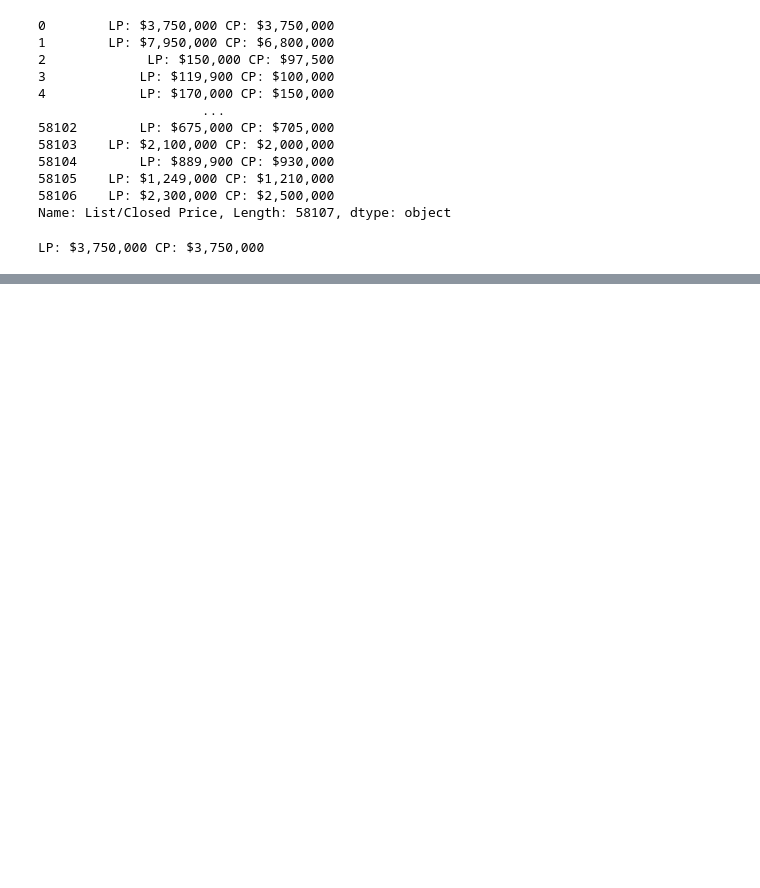
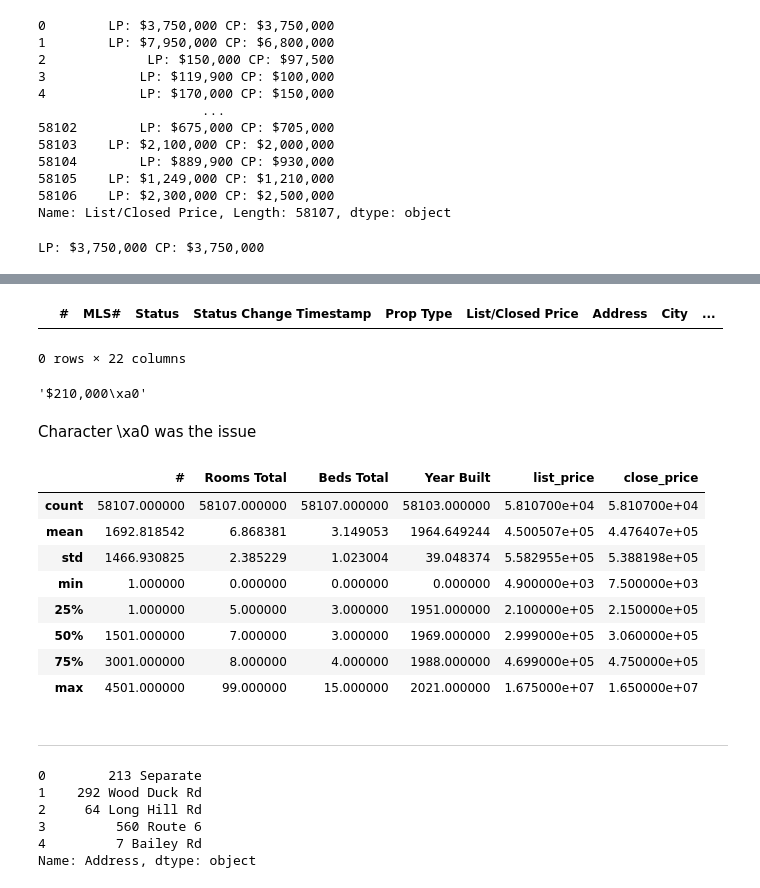
Before and after one commit to stevepereira91/Springboard-Coursework, a Jupyter notebook: Data Wrangling notebook.ipynb, the cells around one changed output, grey strips where cells are left out. Saved outputs shown, nothing was run; the diff lists cells and outputs as text; code cells hidden in the pictures; blank space fills up the shorter version.

```diff
--- a/Data Wrangling notebook.ipynb
+++ b/Data Wrangling notebook.ipynb
@@ -307,0 +276,4 @@ data_merged.head()
+# %%
+data_merged['list_price']=  data_merged['List/Closed Price'].apply(lambda x: x[1])    #####creates new columns
+# %%
+data_merged['close_price']=  data_merged['List/Closed Price'].apply(lambda x: x[3] )
@@ -307,0 +289,40 @@ data_merged.head()
+# %%
+data_merged[issues].head()
+# %% [output]
+|  | # | MLS# | Status | Status Change Timestamp | Prop Type | List/Closed Price | Address | City | ... |
+0 rows × 22 columns
+# %%
+data_merged.iloc[11542]['list_price']
+# %% [output]
+'$210,000\xa0'
+# %% [markdown]
+Character \xa0 was the issue
+# %%
+ #### remove special characters, converts to numeric
+
+data_merged['list_price'] = data_merged['list_price'].str.replace('$','')
+data_merged['list_price'] = data_merged['list_price'].str.replace(',','')
+####data_merged['list_price'] = data_merged['list_price'].str.replace(' ','')
+####data_merged['list_price'] = data_merged['list_price'].str.replace('\t','')
+####data_merged['list_price'] = data_merged['list_price'].str.replace('\r','')
+data_merged['list_price'] = data_merged['list_price'].str.replace('\xa0','')
+data_merged['list_price'] = pd.to_numeric(data_merged['list_price'])
+# %%
+data_merged['close_price'] = data_merged['close_price'].str.replace('$','')
+data_merged['close_price'] = data_merged['close_price'].str.replace(',','')
+data_merged['close_price'] = data_merged['close_price'].str.replace('\xa0','')
+data_merged['close_price'] = pd.to_numeric(data_merged['close_price'])
+# %%
+data_merged.describe()
+# %% [output]
+|  | # | Rooms Total | Beds Total | Year Built | list_price | close_price |
+| count | 58107.000000 | 58107.000000 | 58107.000000 | 58103.000000 | 5.810700e+04 | 5.810700e+04 |
+| mean | 1692.818542 | 6.868381 | 3.149053 | 1964.649244 | 4.500507e+05 | 4.476407e+05 |
+| std | 1466.930825 | 2.385229 | 1.023004 | 39.048374 | 5.582955e+05 | 5.388198e+05 |
+| min | 1.000000 | 0.000000 | 0.000000 | 0.000000 | 4.900000e+03 | 7.500000e+03 |
+| 25% | 1.000000 | 5.000000 | 3.000000 | 1951.000000 | 2.100000e+05 | 2.150000e+05 |
+| 50% | 1501.000000 | 7.000000 | 3.000000 | 1969.000000 | 2.999000e+05 | 3.060000e+05 |
+| 75% | 3001.000000 | 8.000000 | 4.000000 | 1988.000000 | 4.699000e+05 | 4.750000e+05 |
+| max | 4501.000000 | 99.000000 | 15.000000 | 2021.000000 | 1.675000e+07 | 1.650000e+07 |
+# %% [markdown]
+____________________________________________________________________________________________________
@@ -307,0 +331,9 @@ data_merged.head()
+# %%
+data_merged['Address'].head()
+# %% [output]
+0        213 Separate
+1    292 Wood Duck Rd
+2     64 Long Hill Rd
+3         560 Route 6
+4         7 Bailey Rd
+Name: Address, dtype: object
```
Also changed, not shown: parts of 94 cells of this notebook.
